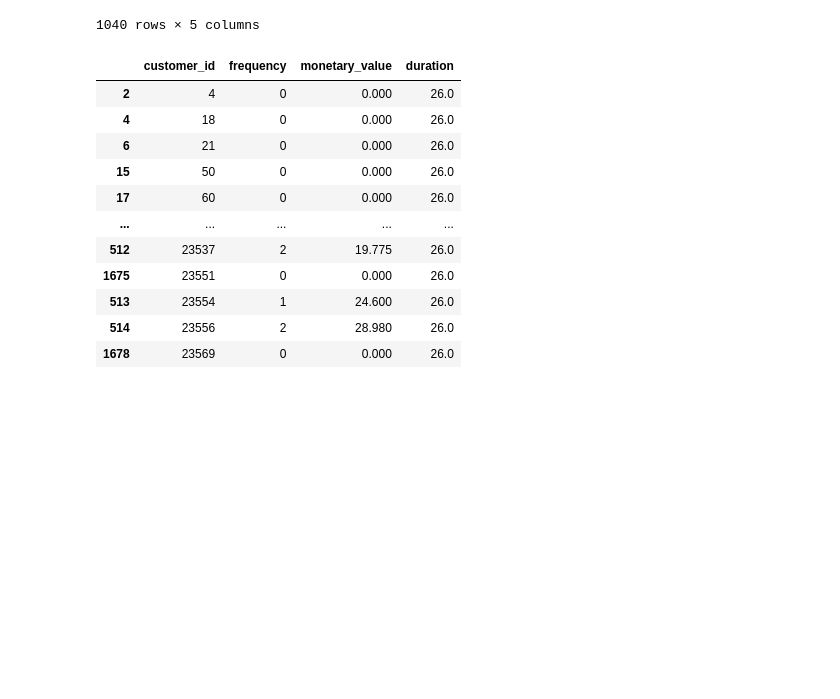
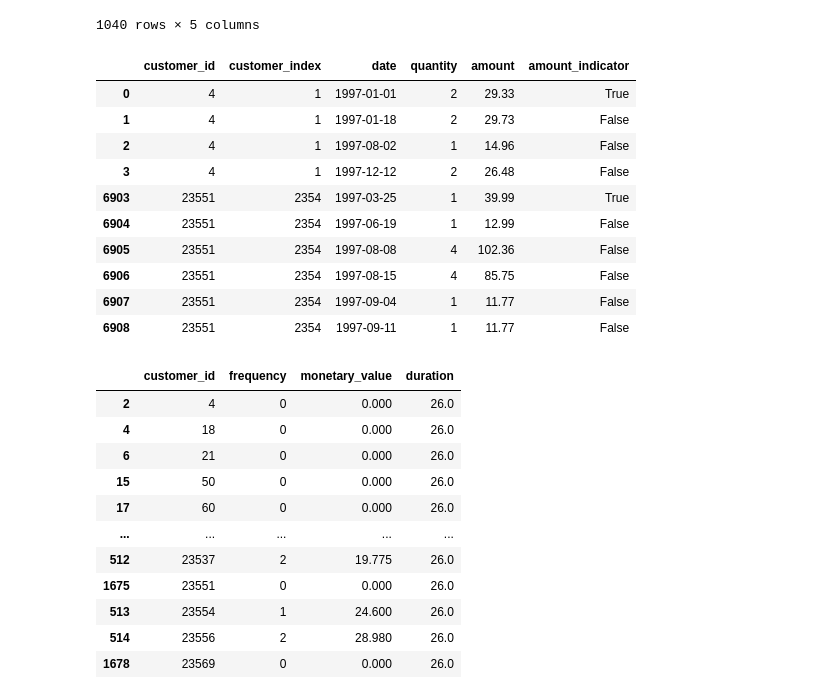
Before and after one commit to braydentang1/InterestingBayesModels, a Jupyter notebook: model.ipynb, the cells around one changed output. Cells and saved outputs as stored; diff of their text form; code cells hidden in the pictures; blank space fills up the shorter version.

```diff
--- a/model.ipynb
+++ b/model.ipynb
@@ -110,6 +116,20 @@ train_processed
 | 1038 | 23551 | 5 | 24.0 | 40.0 | 44.928000 |
 | 1039 | 23556 | 4 | 27.0 | 40.0 | 33.317500 |
 1040 rows × 5 columns
+# %%
+train.query('customer_id in [4, 23551]')
+# %% [output]
+|  | customer_id | customer_index | date | quantity | amount | amount_indicator |
+| 0 | 4 | 1 | 1997-01-01 | 2 | 29.33 | True |
+| 1 | 4 | 1 | 1997-01-18 | 2 | 29.73 | False |
+| 2 | 4 | 1 | 1997-08-02 | 1 | 14.96 | False |
+| 3 | 4 | 1 | 1997-12-12 | 2 | 26.48 | False |
+| 6903 | 23551 | 2354 | 1997-03-25 | 1 | 39.99 | True |
+| 6904 | 23551 | 2354 | 1997-06-19 | 1 | 12.99 | False |
+| 6905 | 23551 | 2354 | 1997-08-08 | 4 | 102.36 | False |
+| 6906 | 23551 | 2354 | 1997-08-15 | 4 | 85.75 | False |
+| 6907 | 23551 | 2354 | 1997-09-04 | 1 | 11.77 | False |
+| 6908 | 23551 | 2354 | 1997-09-11 | 1 | 11.77 | False |
 # %%
 customers_no_transactions_in_test = set(train["customer_id"]) - set(test["customer_id"])
 customers_no_transactions_in_test
```
Also changed, not shown: parts of 7 cells of this notebook, 3 other files.
